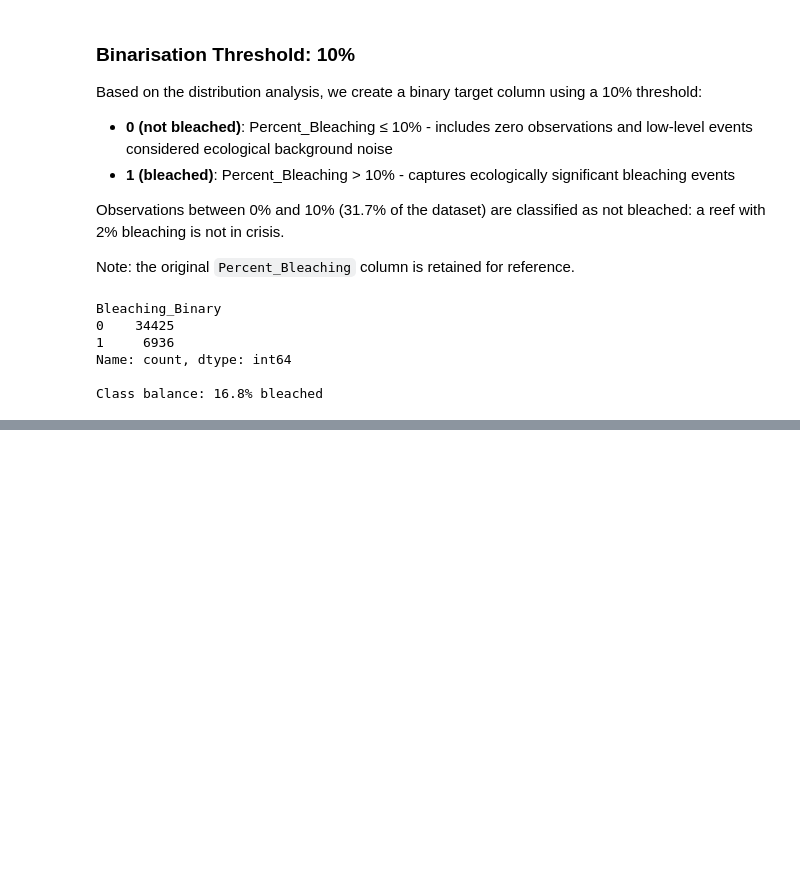
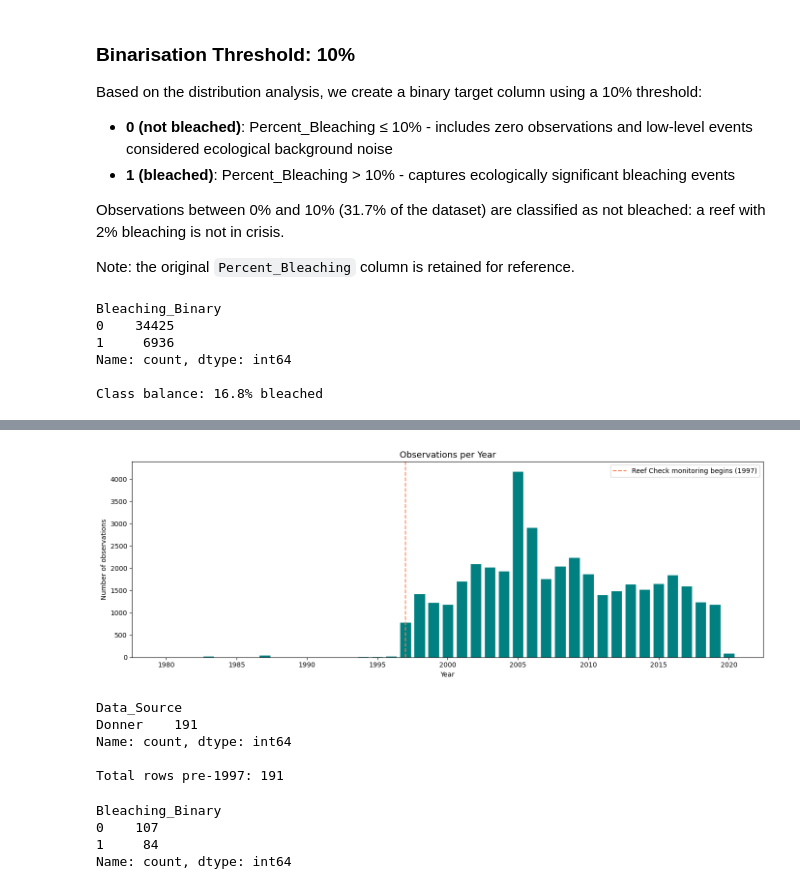
Before and after one commit to giulia-balducci/coral-bleaching-risk-analysis, a Jupyter notebook: notebooks/02_eda.ipynb, the cells around one changed output, grey strips where cells are left out. Saved outputs shown, nothing was run; the diff lists cells and outputs as text; code cells hidden in the pictures; blank space fills up the shorter version.

Commit message:
EDA notebook 02: temporal trends section complete

```diff
--- a/notebooks/02_eda.ipynb
+++ b/notebooks/02_eda.ipynb
@@ -230,0 +256,34 @@ Class balance: 16.8% bleached
+# %%
+# Observations per year: checking temporal coverage before plotting trends
+obs_per_year = df['Date_Year'].value_counts().sort_index()
+
+fig, ax = plt.subplots(figsize=(14, 5))
+ax.bar(obs_per_year.index, obs_per_year.values, color=color_primary, edgecolor='white')
+ax.set_title('Observations per Year', fontsize=13)
+ax.set_xlabel('Year')
+ax.set_ylabel('Number of observations')
+ax.axvline(x=1997, color=color_secondary, linestyle='--', linewidth=1.5, label='Reef Check monitoring begins (1997)')
+ax.legend()
+plt.tight_layout()
+plt.savefig('../outputs/figures/observations_per_year.png', bbox_inches='tight')
+plt.show()
+# %% [output]
+[figure, added]
+# %%
+# Checking the total amount of data pre-1997
+print(df[df['Date_Year'] < 1997]['Data_Source'].value_counts())
+print(f"\nTotal rows pre-1997: {(df['Date_Year'] < 1997).sum()}")
+# %% [output]
+Data_Source
+Donner    191
+Name: count, dtype: int64
+
+Total rows pre-1997: 191
+# %%
+# Checking if those 191 raws present data of bleaching
+print(df[df['Date_Year'] < 1997]['Bleaching_Binary'].value_counts())
+# %% [output]
+Bleaching_Binary
+0    107
+1     84
+Name: count, dtype: int64
```
Also changed, not shown: parts of 11 cells of this notebook.
